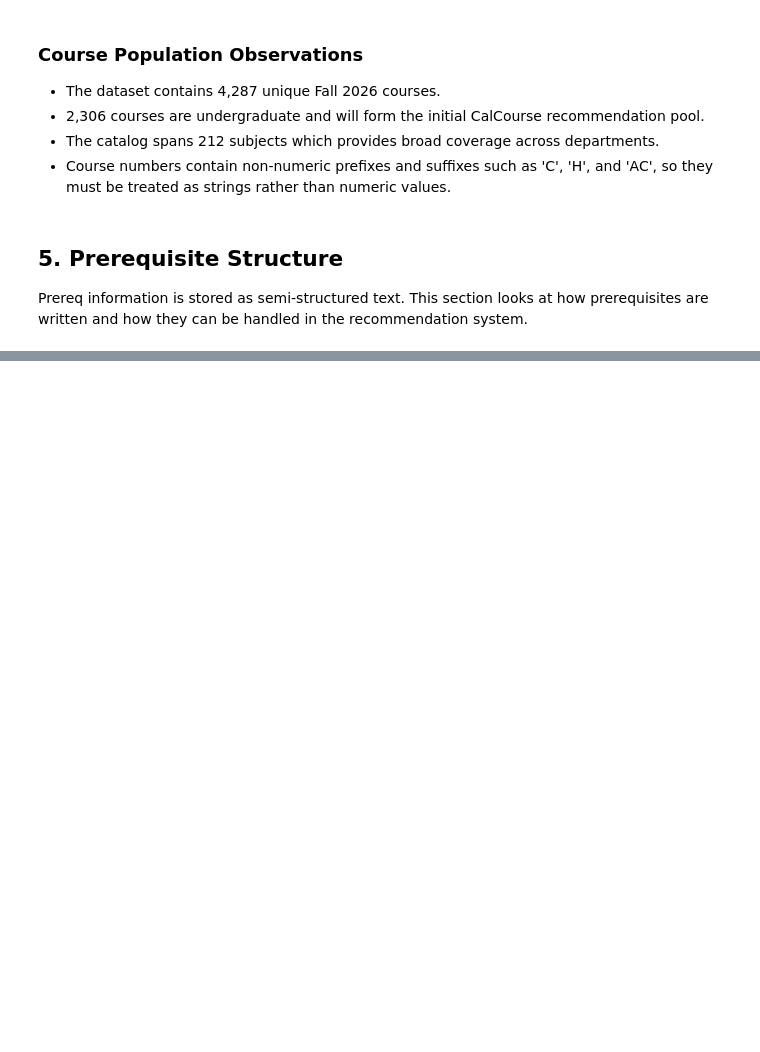
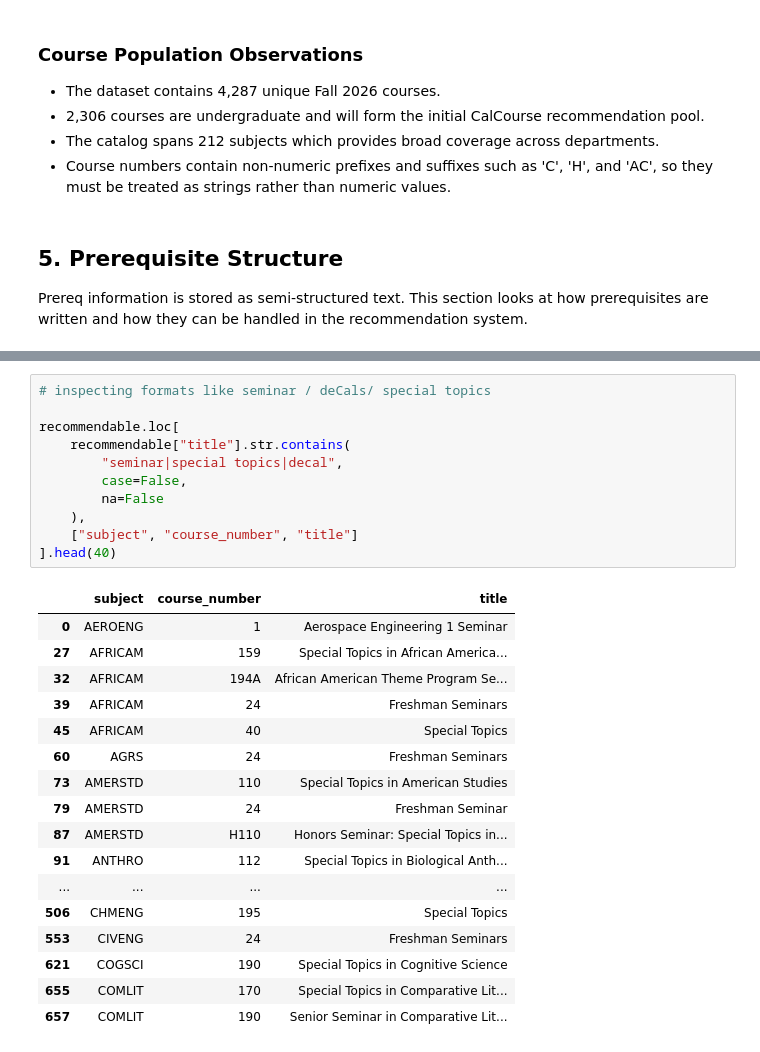
Before and after one commit to keskaory/CalCourse, a Jupyter notebook: notebooks/01_eda.ipynb, the cells around one changed output, grey strips where cells are left out. Saved outputs shown, nothing was run; the diff lists cells and outputs as text; blank space fills up the shorter version.

```diff
--- a/notebooks/01_eda.ipynb
+++ b/notebooks/01_eda.ipynb
@@ -92,0 +317,29 @@ ug.loc[
+# %%
+# inspecting formats like seminar / deCals/ special topics
+
+recommendable.loc[
+    recommendable["title"].str.contains(
+        "seminar|special topics|decal",
+        case=False,
+        na=False
+    ),
+    ["subject", "course_number", "title"]
+].head(40)
+# %% [output]
+|  | subject | course_number | title |
+| 0 | AEROENG | 1 | Aerospace Engineering 1 Seminar |
+| 27 | AFRICAM | 159 | Special Topics in African America... |
+| 32 | AFRICAM | 194A | African American Theme Program Se... |
+| 39 | AFRICAM | 24 | Freshman Seminars |
+| 45 | AFRICAM | 40 | Special Topics |
+| 60 | AGRS | 24 | Freshman Seminars |
+| 73 | AMERSTD | 110 | Special Topics in American Studies |
+| 79 | AMERSTD | 24 | Freshman Seminar |
+| 87 | AMERSTD | H110 | Honors Seminar: Special Topics in... |
+| 91 | ANTHRO | 112 | Special Topics in Biological Anth... |
+| ... | ... | ... | ... |
+| 506 | CHMENG | 195 | Special Topics |
+| 553 | CIVENG | 24 | Freshman Seminars |
+| 621 | COGSCI | 190 | Special Topics in Cognitive Science |
+| 655 | COMLIT | 170 | Special Topics in Comparative Lit... |
+| 657 | COMLIT | 190 | Senior Seminar in Comparative Lit... |
```
Also changed, not shown: parts of 35 cells of this notebook, 1 other file.
